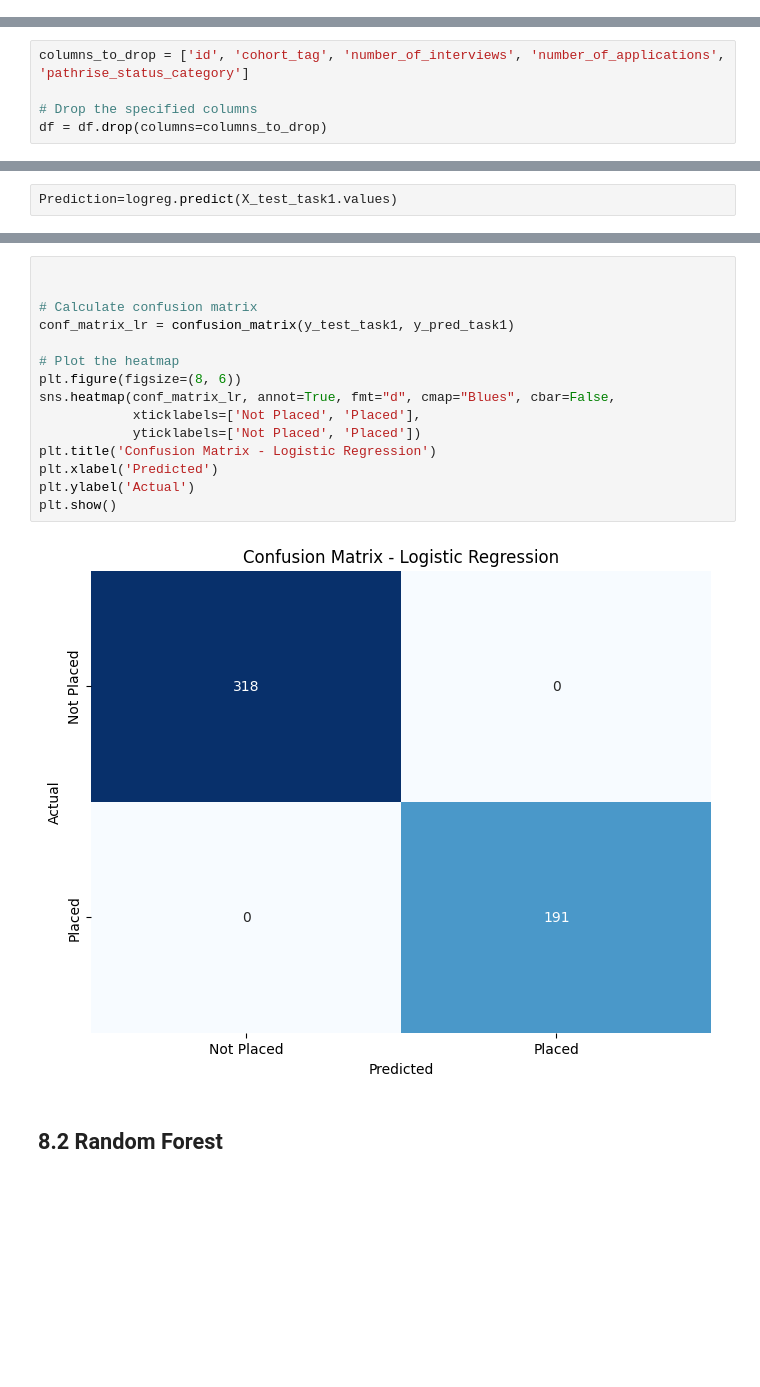
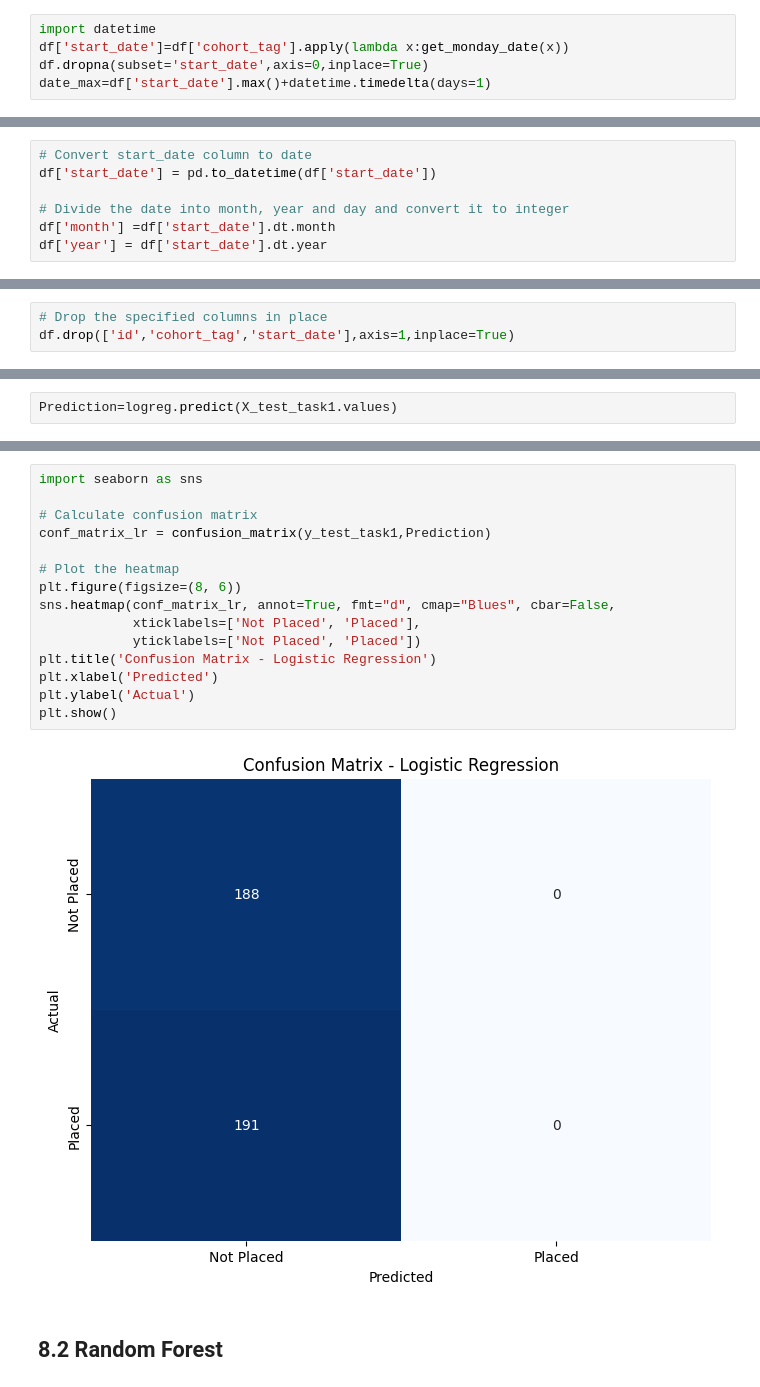
Before and after one commit to ghazalna/Pathrise-Analytics-Insights, a Jupyter notebook: Pathrise.ipynb, the cells around one changed output, grey strips where cells are left out. Cells and saved outputs as stored; diff of their text form; blank space fills up the shorter version.

```diff
--- a/Pathrise.ipynb
+++ b/Pathrise.ipynb
@@ -319,0 +379,5 @@ Name: biggest_challenge_in_search, dtype: int64
+# %%
+import datetime
+df['start_date']=df['cohort_tag'].apply(lambda x:get_monday_date(x))
+df.dropna(subset='start_date',axis=0,inplace=True)
+date_max=df['start_date'].max()+datetime.timedelta(days=1)
@@ -319,0 +394,7 @@ Name: biggest_challenge_in_search, dtype: int64
+# %%
+# Convert start_date column to date
+df['start_date'] = pd.to_datetime(df['start_date'])
+
+# Divide the date into month, year and day and convert it to integer
+df['month'] =df['start_date'].dt.month
+df['year'] = df['start_date'].dt.year
@@ -336,5 +436,0 @@ df
-# %%
-columns_to_drop = ['id', 'cohort_tag', 'number_of_interviews', 'number_of_applications', 'pathrise_status_category']
-
-# Drop the specified columns
-df = df.drop(columns=columns_to_drop)
@@ -356,0 +511,3 @@ dtype: object
+# %%
+# Drop the specified columns in place
+df.drop(['id','cohort_tag','start_date'],axis=1,inplace=True)
@@ -666,20 +872,20 @@ accuracy_score(y_test_task1, y_pred_task1, normalize=False)
 # %%
-
+import seaborn as sns
 
 # Calculate confusion matrix
-conf_matrix_lr = confusion_matrix(y_test_task1, y_pred_task1)
+conf_matrix_lr = confusion_matrix(y_test_task1,Prediction)
 
 # Plot the heatmap
 plt.figure(figsize=(8, 6))
 sns.heatmap(conf_matrix_lr, annot=True, fmt="d", cmap="Blues", cbar=False,
             xticklabels=['Not Placed', 'Placed'],
             yticklabels=['Not Placed', 'Placed'])
 plt.title('Confusion Matrix - Logistic Regression')
 plt.xlabel('Predicted')
 plt.ylabel('Actual')
 plt.show()
 # %% [output]
-[figure, old version]
+[figure, new version]
 # %% [markdown]
 ## **8.2 Random Forest**
 # %%
```
Also changed, not shown: parts of 56 cells of this notebook.
